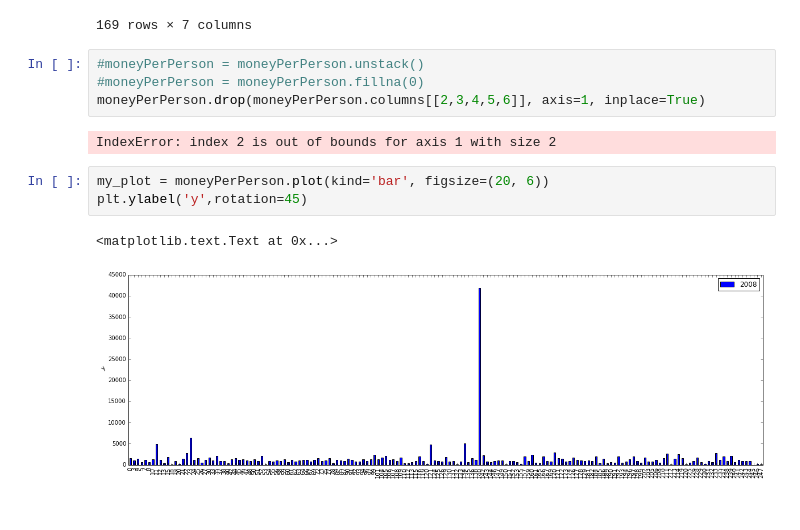
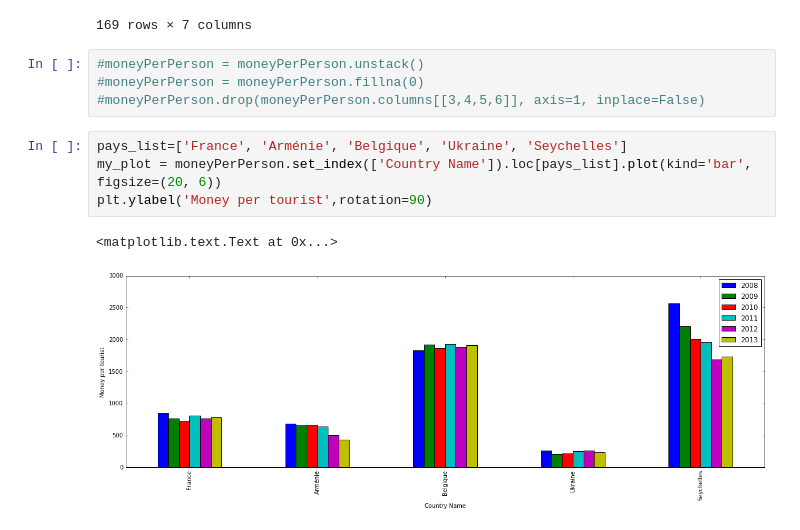
Before and after one commit to mangelaccio/Tourism, a Jupyter notebook: projet.ipynb, the cells around one changed output. Saved outputs shown, nothing was run; the diff lists cells and outputs as text.

Commit message:
Graph work git commiyt

```diff
--- a/projet.ipynb
+++ b/projet.ipynb
@@ -78,12 +78,11 @@ moneyPerPerson
 # %%
 #moneyPerPerson = moneyPerPerson.unstack()
 #moneyPerPerson = moneyPerPerson.fillna(0)
-moneyPerPerson.drop(moneyPerPerson.columns[[2,3,4,5,6]], axis=1, inplace=True)
+#moneyPerPerson.drop(moneyPerPerson.columns[[3,4,5,6]], axis=1, inplace=False)
-# %% [output]
-IndexError: index 2 is out of bounds for axis 1 with size 2
 # %%
-my_plot = moneyPerPerson.plot(kind='bar', figsize=(20, 6))
-plt.ylabel('y',rotation=45)
+pays_list=['France', 'Arménie', 'Belgique', 'Ukraine', 'Seychelles']
+my_plot = moneyPerPerson.set_index(['Country Name']).loc[pays_list].plot(kind='bar', figsize=(20, 6))
+plt.ylabel('Money per tourist',rotation=90)
 # %% [output]
 <matplotlib.text.Text at 0x...>
-[figure, old version]
+[figure, new version]
```
Also changed, not shown: parts of 1 cell of this notebook.
